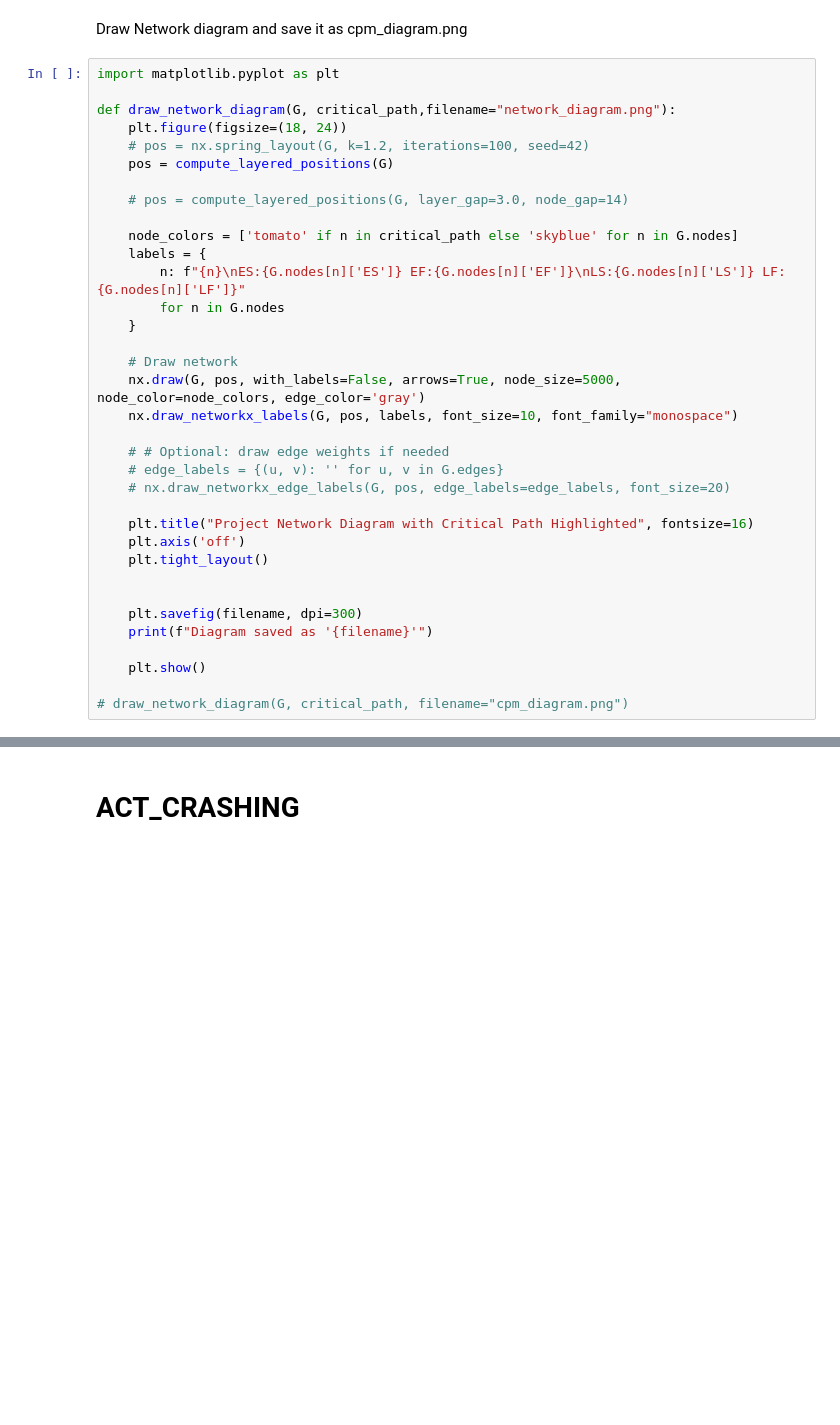
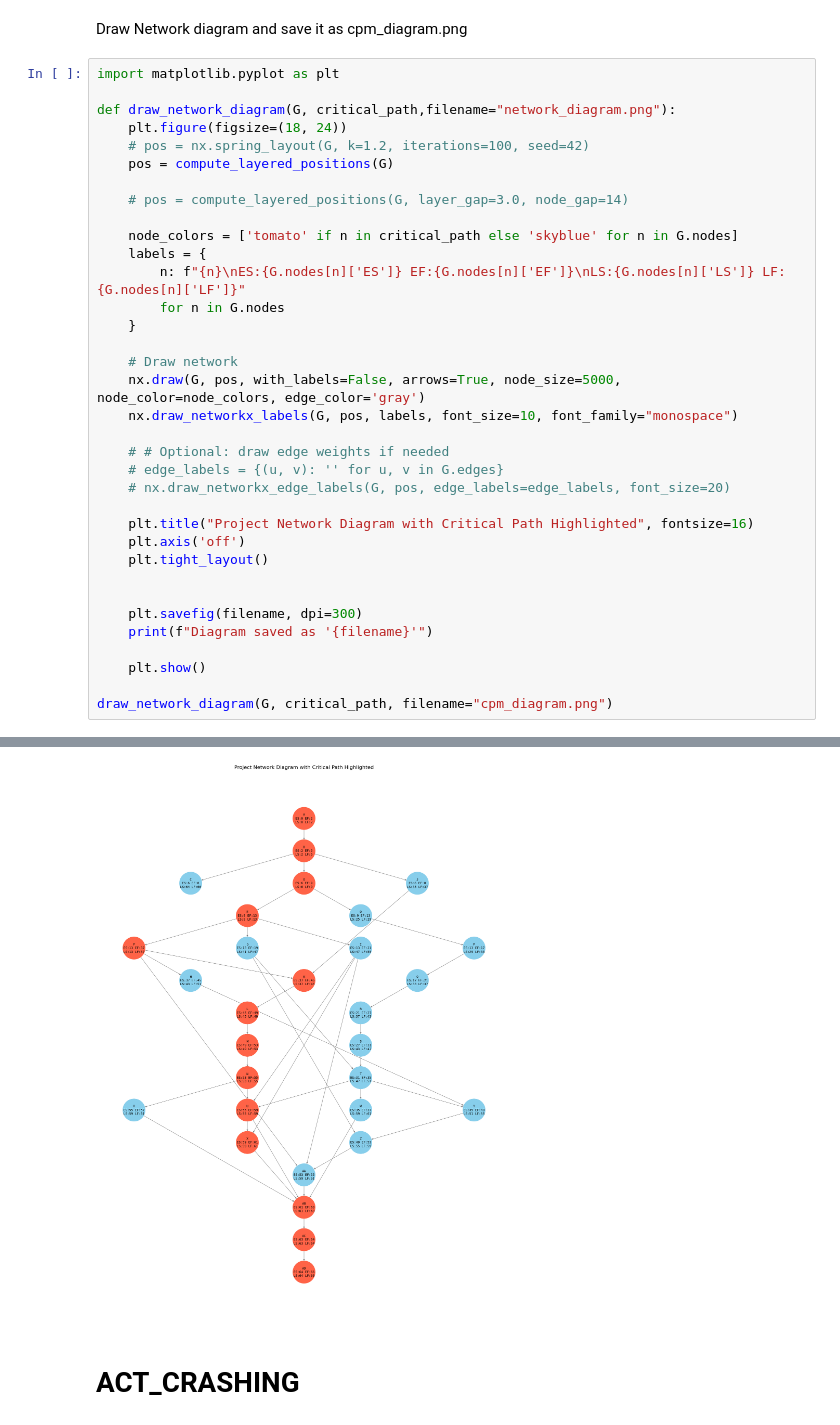
Before and after one commit to kali-Gaurav/CONSTRUCTION-PROJECT, a Jupyter notebook: Construction_project2025.ipynb, the cells around one changed output, grey strips where cells are left out. Cells and saved outputs as stored; diff of their text form; blank space fills up the shorter version.

```diff
--- a/Construction_project2025.ipynb
+++ b/Construction_project2025.ipynb
@@ -192,4 +192,5 @@ def draw_network_diagram(G, critical_path,filename="network_diagram.png"):
 
     plt.show()
 
-# draw_network_diagram(G, critical_path, filename="cpm_diagram.png")
+draw_network_diagram(G, critical_path, filename="cpm_diagram.png")
+# %% [output]
@@ -196,3 +198,4 @@ def draw_network_diagram(G, critical_path,filename="network_diagram.png"):
+[figure, added]
 # %% [markdown]
 # ACT_CRASHING
 # %%
```
Also changed, not shown: parts of 5 cells of this notebook, 5 other files.
